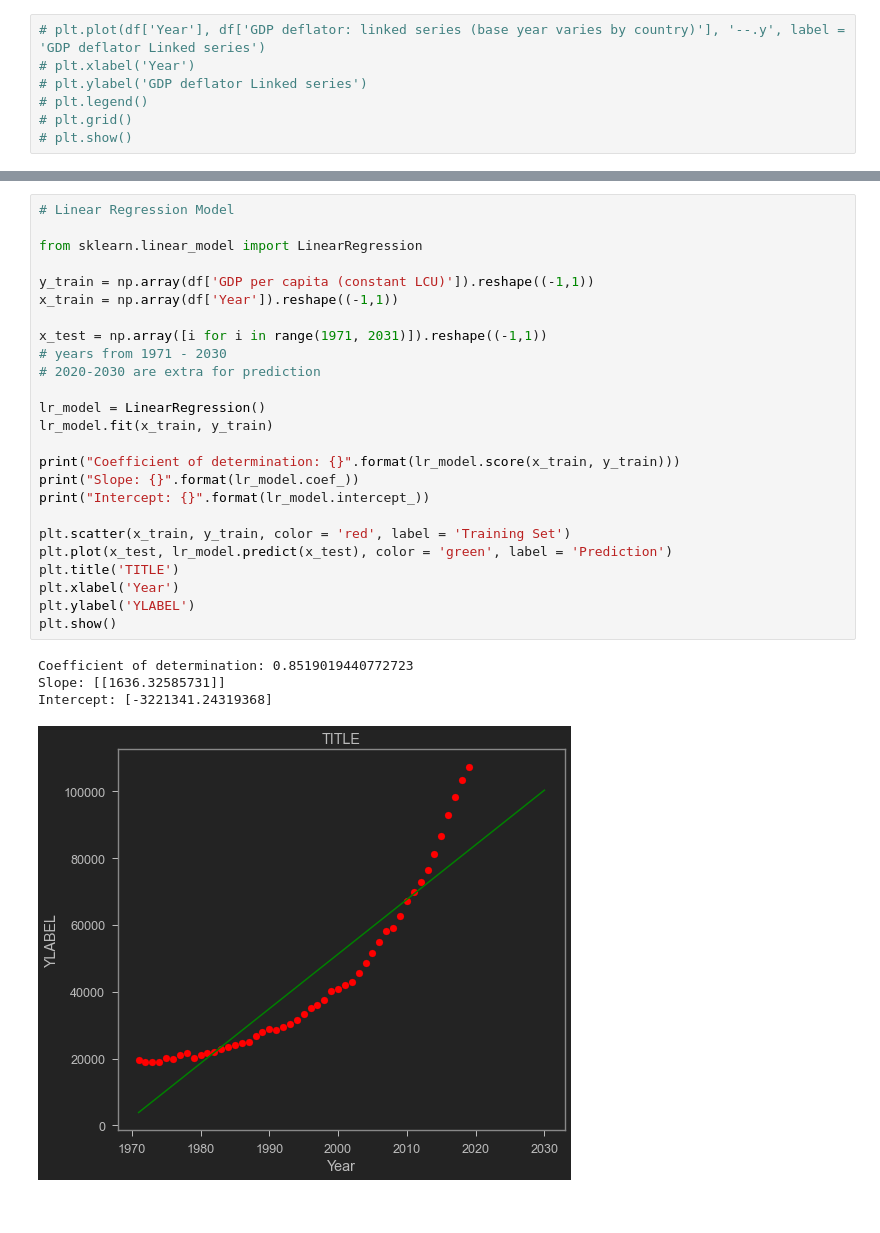
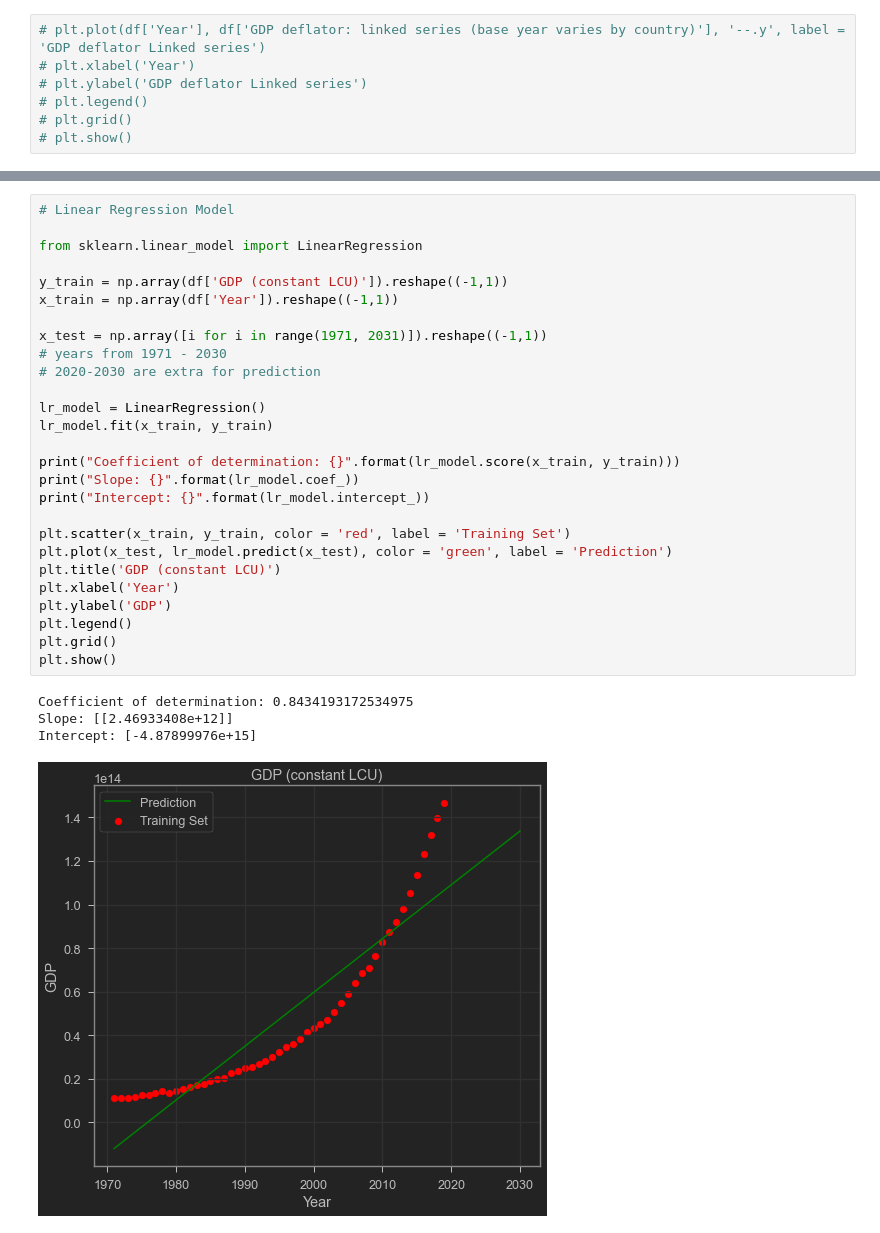
Before and after one commit to anandnair28/gdp-analysis, a Jupyter notebook: analysis.ipynb, the cells around one changed output, grey strips where cells are left out. Saved outputs shown, nothing was run; the diff lists cells and outputs as text.

Commit message:
Added Linear and Polynomial Regression Models with proper graphs

```diff
--- a/analysis.ipynb
+++ b/analysis.ipynb
@@ -373,33 +602,35 @@ Intercept: [-9183.67381289]
 # %%
 # Linear Regression Model
 
 from sklearn.linear_model import LinearRegression
 
-y_train = np.array(df['GDP per capita (constant LCU)']).reshape((-1,1))
+y_train = np.array(df['GDP (constant LCU)']).reshape((-1,1))
 x_train = np.array(df['Year']).reshape((-1,1))
 
 x_test = np.array([i for i in range(1971, 2031)]).reshape((-1,1))
 # years from 1971 - 2030
 # 2020-2030 are extra for prediction
 
 lr_model = LinearRegression()
 lr_model.fit(x_train, y_train)
 
 print("Coefficient of determination: {}".format(lr_model.score(x_train, y_train)))
 print("Slope: {}".format(lr_model.coef_))
 print("Intercept: {}".format(lr_model.intercept_))
 
 plt.scatter(x_train, y_train, color = 'red', label = 'Training Set')
 plt.plot(x_test, lr_model.predict(x_test), color = 'green', label = 'Prediction')
-plt.title('TITLE')
+plt.title('GDP (constant LCU)')
 plt.xlabel('Year')
-plt.ylabel('YLABEL')
+plt.ylabel('GDP')
+plt.legend()
+plt.grid()
 plt.show()
 # %% [output]
-Coefficient of determination: 0.8519019440772723
-Slope: [[1636.32585731]]
-Intercept: [-3221341.24319368]
+Coefficient of determination: 0.8434193172534975
+Slope: [[2.46933408e+12]]
+Intercept: [-4.87899976e+15]
-[figure, old version]
+[figure, new version]
 # %%
 # Polynomial Regression Model
 
```
Also changed, not shown: parts of 17 cells of this notebook.
